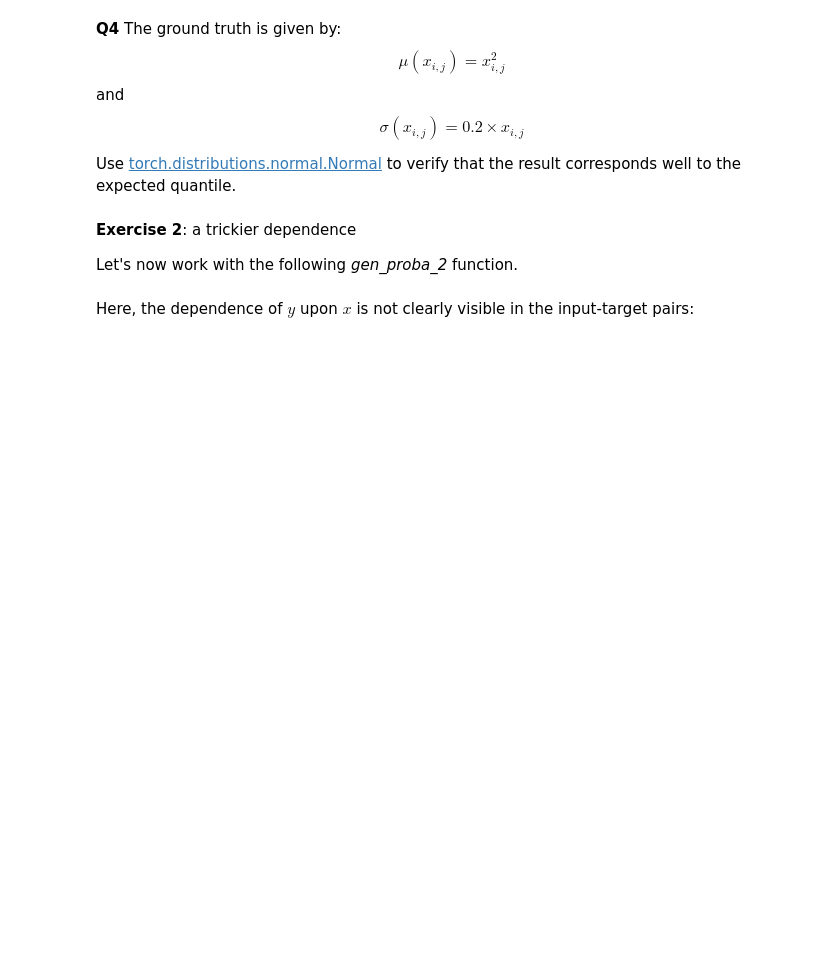
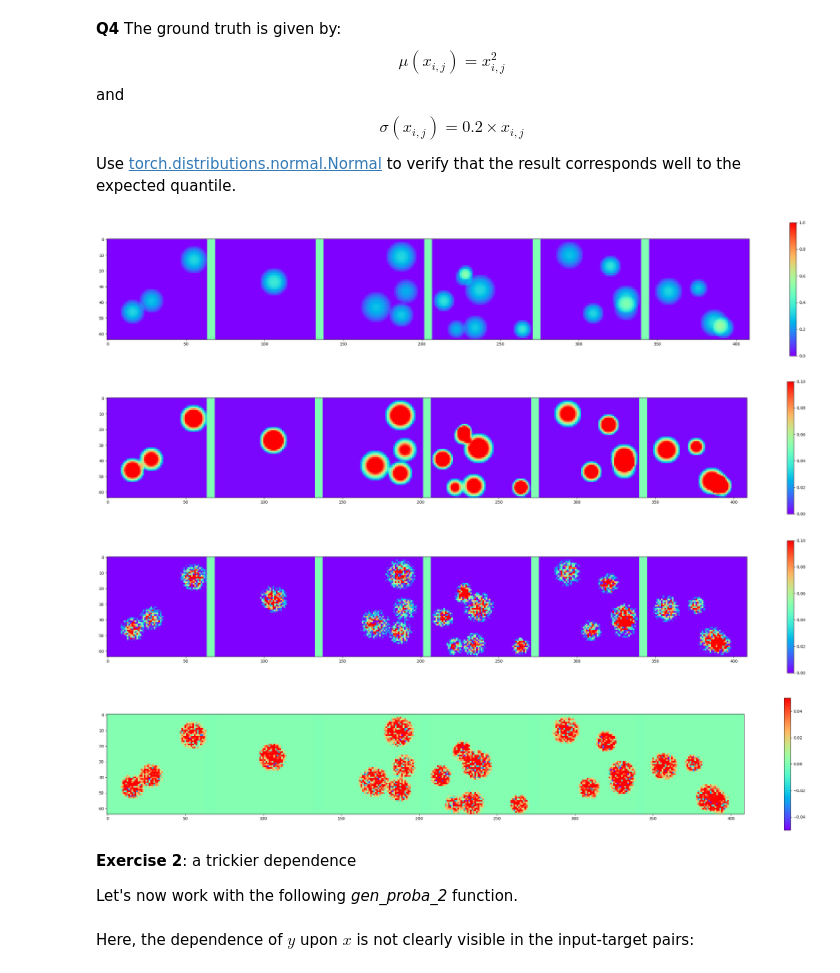
Before and after one commit to nanopiero/ML_S5_etudiants, a Jupyter notebook: practicals/P7/P7_instructions.ipynb, the cells around one changed output. Cells and saved outputs as stored; diff of their text form; code cells hidden in the pictures; blank space fills up the shorter version.

```diff
--- a/practicals/P7/P7_instructions.ipynb
+++ b/practicals/P7/P7_instructions.ipynb
@@ -104,21 +156,28 @@ Use [torch.distributions.normal.Normal](https://pytorch.org/docs/stable/distribu
 # %%
 # viz:
 fcn.eval()
 input, target = gen_proba(6)
 output = fcn(input.cuda())
 
 fig = plt.figure(0, figsize=(36, 6))
 voir_batch2D(input, 6, fig, k=0, min_scale=0,max_scale=1) # inputs
 fig1 = plt.figure(1, figsize=(36, 6))
 voir_batch2D(output.detach().cpu(), 6, fig1, k=0, min_scale=0,max_scale=0.1) # outputs
 
 # true quantile
-...
+# BEGIN
+true_quantiles = torch.normal(input**2, 0.2*input)
+# END
 
 fig2 = plt.figure(2, figsize=(36, 6))
 voir_batch2D(true_quantiles, 6, fig2, k=0, min_scale=0.,max_scale=0.1) # ninth decile
 fig3 = plt.figure(3, figsize=(36, 6))
 voir_batch2D(output.detach().cpu() - true_quantiles, 6, fig2, k=0, min_scale=-0.05,max_scale=0.05) # outputs - ninth decile
+# %% [output]
+[figure, added]
+[figure, added]
+[figure, added]
+[figure, added]
 # %% [markdown]
 **Exercise 2**: a trickier dependence
 
```
Also changed, not shown: parts of 16 cells of this notebook.
